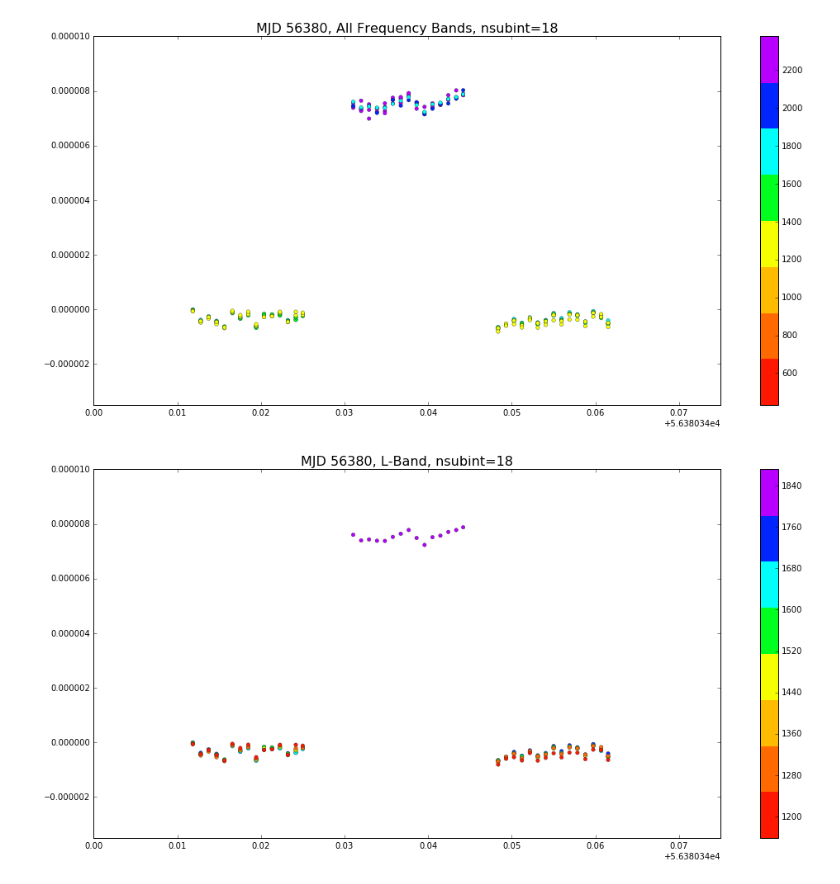
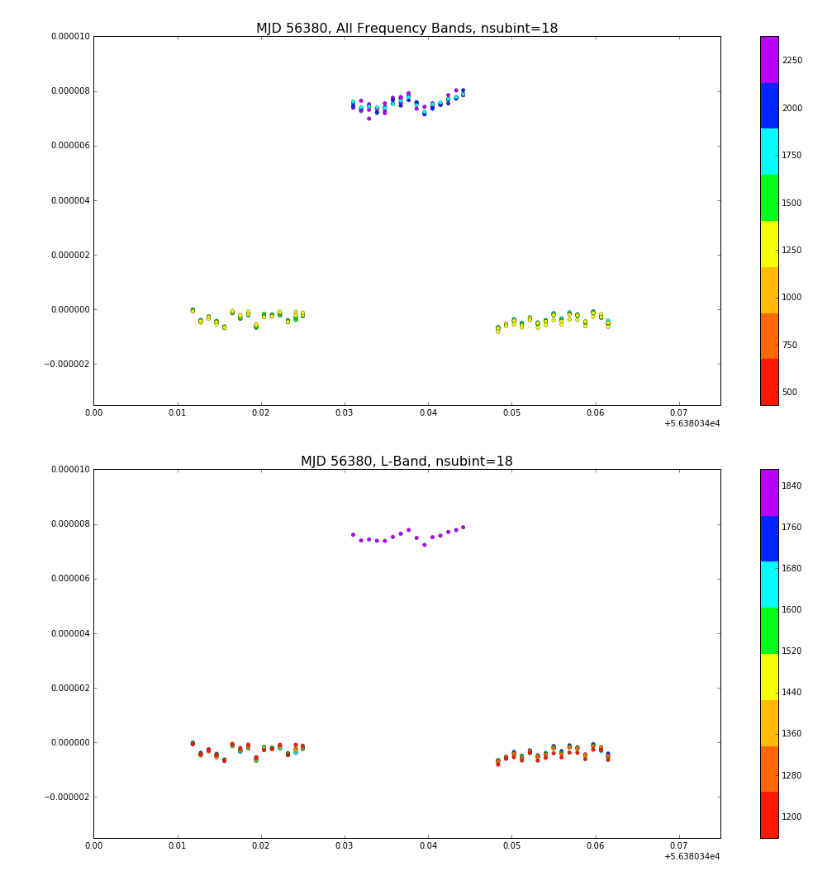
Before and after one commit to elliesch/pulsar_codes, a Jupyter notebook: ResidVsTime.ipynb, the cells around one changed output. Drawn from its saved outputs; the diff is of its cells as text; code cells hidden in the pictures.

```diff
--- a/ResidVsTime.ipynb
+++ b/ResidVsTime.ipynb
@@ -293,21 +248,21 @@ for i, j in zip(names, factors):
     plt.tick_params(axis='both', bottom='off', top='off', left='off', right='off', labelbottom='off', labelleft='off')
     mark_inset(ax, axins, loc1=3, loc2=4, fc="none", ec="0.5")
 # %%
-x=r.read_residuals(filename="resid2_nots.tmp")
+x=r.read_residuals(filename="tmpfiles/resid2_nots.tmp")
 
 #This plot uses all frequency bands
 fig,ax = plt.subplots(figsize=(17,8))
 cax = ax.scatter(x.bary_TOA, x.prefit_sec, c=x.bary_freq, s=20, edgecolor='#262626', linewidth='0.35', cmap=cmap)
 ax.set_title('MJD 56380, All Frequency Bands, nsubint=18', fontsize='16')
 ax.set_xlim(56380.34, 56380.415)
 ax.set_ylim(-0.0000035, 0.00001)
-fig.colorbar(cax)
+cb=fig.colorbar(cax)
 cb.locator = tick_locator
 cb.update_ticks()
 
 plt.show()
 # %% [output]
-[figure, old version]
+[figure, new version]
 # %%
 #This plot uses the L-band
 fig,ax = plt.subplots(figsize=(17,8))
```
Also changed, not shown: parts of 25 cells of this notebook.
